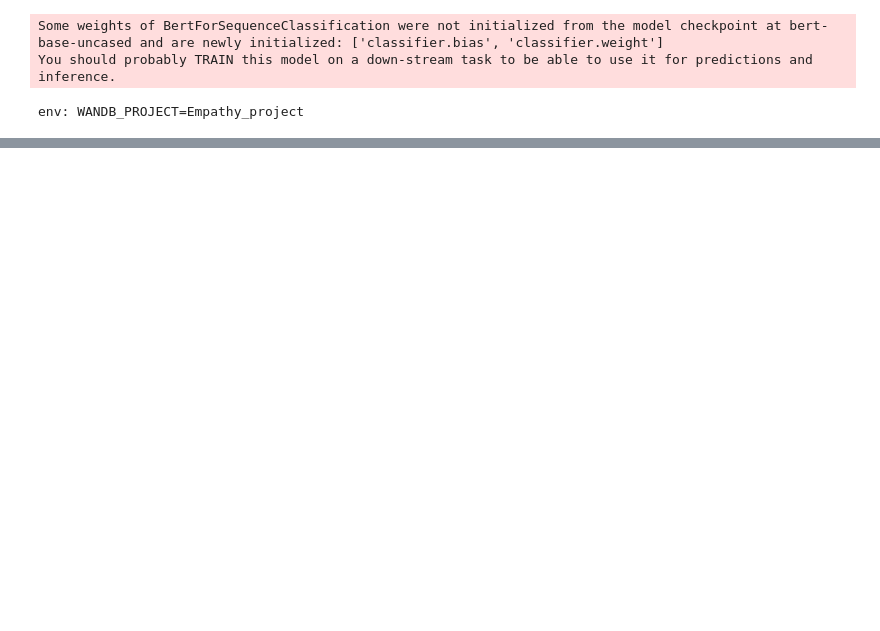
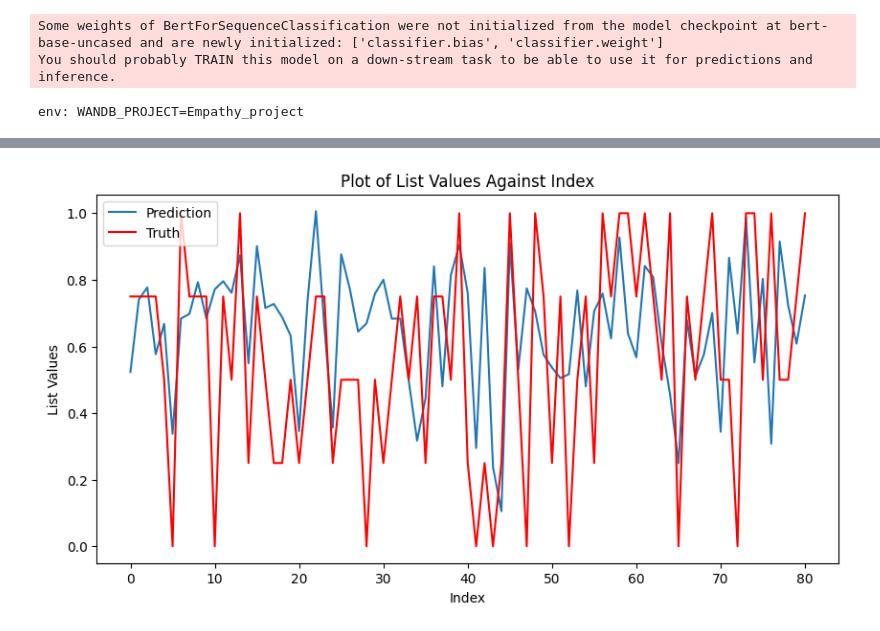
Before and after one commit to minooshayan97/Empathy_project, a Jupyter notebook: Fine_tune1.ipynb, the cells around one changed output, grey strips where cells are left out. Cells and saved outputs as stored; diff of their text form; code cells hidden in the pictures; blank space fills up the shorter version.

```diff
--- a/Fine_tune1.ipynb
+++ b/Fine_tune1.ipynb
@@ -98,2 +121,2 @@ print(metrics)'''
 # %%
-# predictions1 = trainer.predict(ds_test)
+predictions1 = trainer.predict(ds_test)
@@ -99,0 +153,23 @@ print(metrics)'''
+# %%
+import matplotlib.pyplot as plt
+
+
+# Set the figure size (width, height in inches)
+plt.figure(figsize=(10, 5))
+
+# Plot the first list
+plt.plot(predictions1.predictions, label='Prediction')
+
+# Plot the second list in red
+plt.plot(predictions1.label_ids, color='red', label='Truth')
+
+# Add labels, title, and a legend
+plt.xlabel('Index')
+plt.ylabel('List Values')
+plt.title('Plot of List Values Against Index')
+plt.legend()
+
+# Show the plot
+plt.show()
+# %% [output]
+[figure, added]
```
Also changed, not shown: parts of 9 cells of this notebook.
